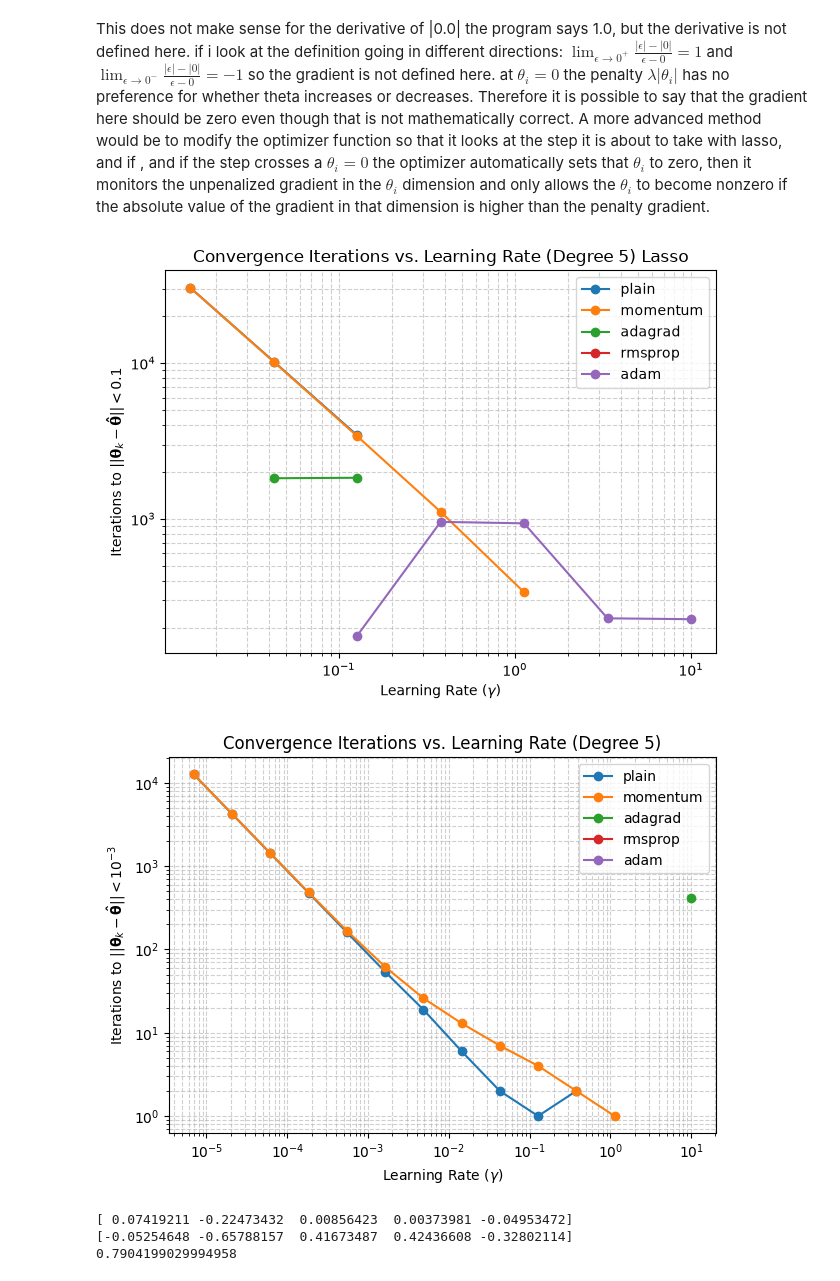
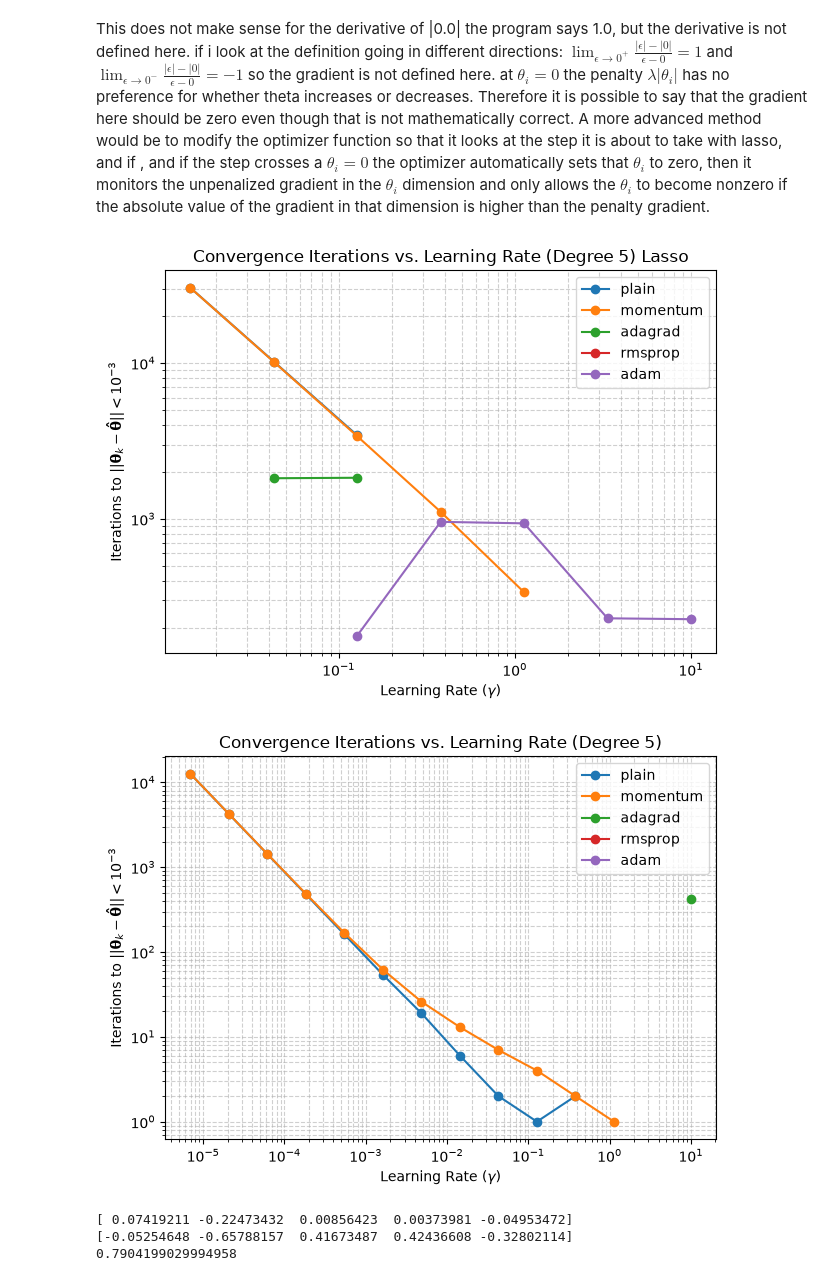
Before and after one commit to joska223/FYS-STK-4155-Prosjekt-1, a Jupyter notebook: prosjekt_1_real.ipynb, the cells around one changed output. Drawn from its saved outputs; the diff is of its cells as text; code cells hidden in the pictures.

```diff
--- a/prosjekt_1_real.ipynb
+++ b/prosjekt_1_real.ipynb
@@ -180,7 +180,7 @@ plt.yscale("log")
 plt.xscale("log")
 plt.show()
 
-for i in range(1,degree):
+for i in range(1,degree+1):
     plt.plot(lam, coeffs[:,i])
 plt.title("coefficients for polynomial degree 14")
 plt.ylabel("value")
@@ -1168,35 +1168,35 @@ for method in methods:
     iterations_to_target = np.zeros(num)
 
     for i, gamma in enumerate(gammas):
         theta0 = np.zeros(X5.shape[1])
 
         # Run full optimization budget without stopping on gradient tolerance
         with np.errstate(over='ignore', invalid='ignore'):
             history, _ = optimise(grad_5_fn, theta0, method, gamma, num_iters=max_iters, tol=0)
 
         # Compute exact error distance ||theta_k - theta_hat|| for each iteration step
         distances = np.linalg.norm(history - theta_exact_5, axis=1)
 
         # Find first iteration step reaching the threshold
         converged_steps = np.where(distances < target_tol)[0]
 
         if len(converged_steps) > 0:
             iterations_to_target[i] = converged_steps[0]
         else:
             # Set to max_iters (or np.nan) to indicate non-convergence
             iterations_to_target[i] = np.nan
 
     plt.loglog(gammas, iterations_to_target, marker="o", label=method)
 
 plt.xlabel(r"Learning Rate ($\gamma$)")
-plt.ylabel(r"Iterations to $||\mathbf{\theta}_k - \mathbf{\hat{\theta}}|| < 0.1$")
+plt.ylabel(r"Iterations to $||\mathbf{\theta}_k - \mathbf{\hat{\theta}}|| < 10^{-3}$")
 plt.title("Convergence Iterations vs. Learning Rate (Degree 5) Lasso")
 plt.grid(True, which="both", linestyle="--", alpha=0.6)
 plt.legend()
 plt.tight_layout()
 plt.show()
 # %% [output]
-[figure, old version]
+[figure, new version]
 # %%
 
 
@@ -1313,7 +1313,7 @@ plt.legend()
 plt.tight_layout()
 plt.show()
 # %% [output]
-[figure, old version]
+[figure, new version]
 # %%
 #h
 #denne koden var kopiert fra oppgavesiden fra ukesoppgave 38
```
Also changed, not shown: parts of 9 cells of this notebook.
